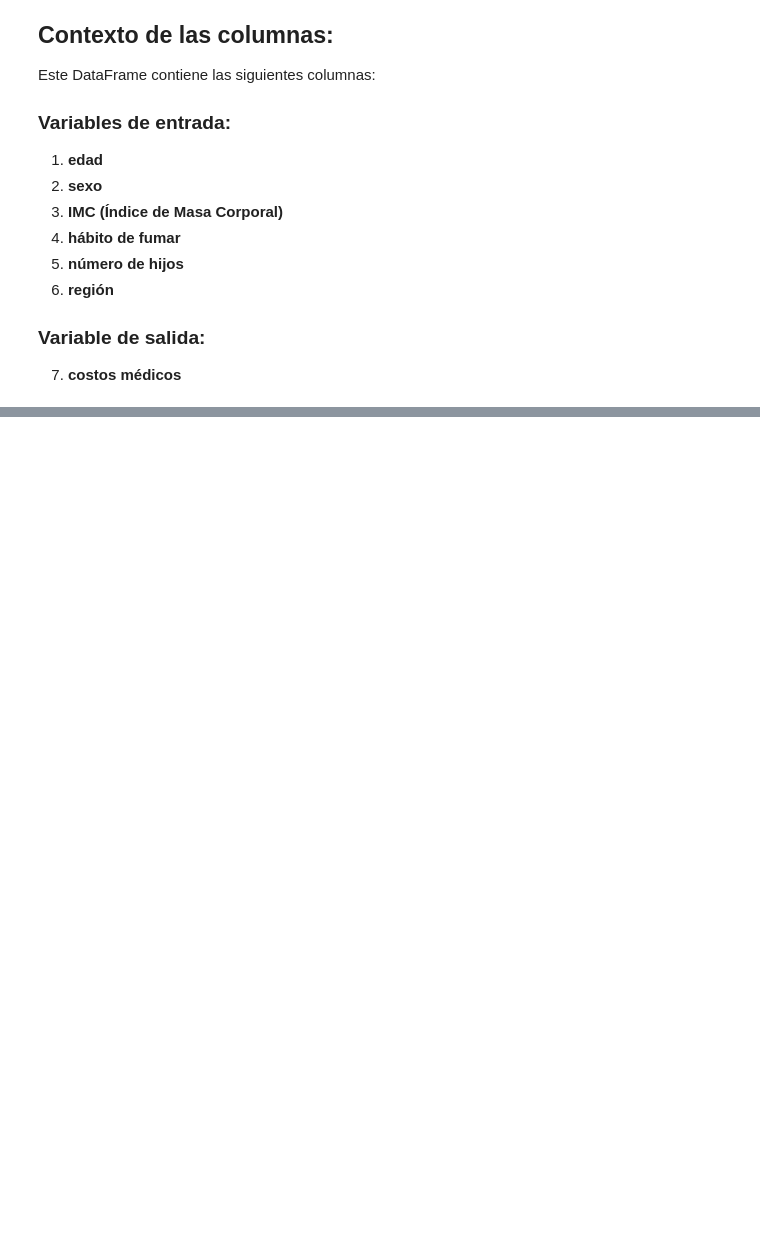
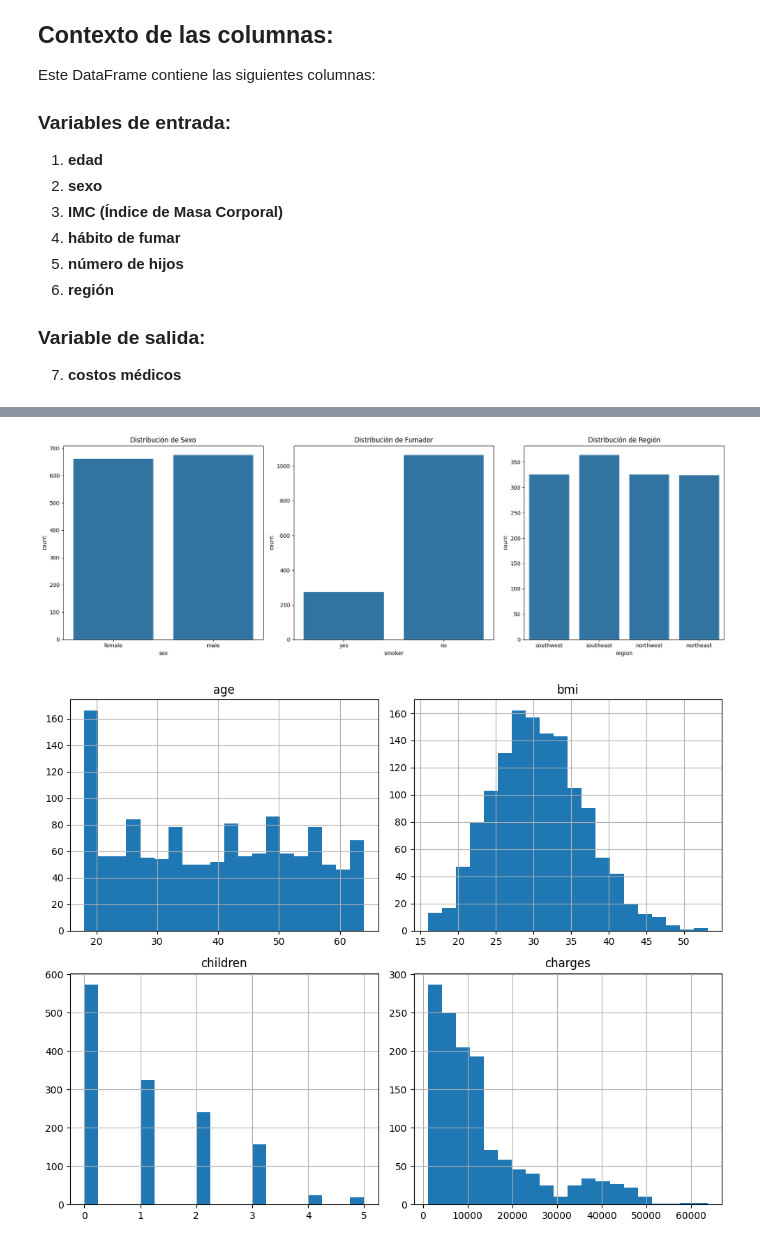
Before and after one commit to hadelmg/tareas_bootcamp_coding_dojo, a Jupyter notebook: mod_2_machine_learning/7_clasificacion_y_optimizacion_de_hiperp/7_clasificacion_y_optimizacion_de_hiperparametros.ipynb, the cells around one changed output, grey strips where cells are left out. Drawn from its saved outputs; the diff is of its cells as text; code cells hidden in the pictures; blank space fills up the shorter version.

```diff
--- a/mod_2_machine_learning/7_clasificacion_y_optimizacion_de_hiperp/7_clasificacion_y_optimizacion_de_hiperparametros.ipynb
+++ b/mod_2_machine_learning/7_clasificacion_y_optimizacion_de_hiperp/7_clasificacion_y_optimizacion_de_hiperparametros.ipynb
@@ -65,0 +143,26 @@ Este DataFrame contiene las siguientes columnas:
+# %%
+# Gráfico de barras para las columnas categóricas
+fig, ax = plt.subplots(1, 3, figsize=(18, 6))
+
+# Sexo
+sns.countplot(data=df, x='sex', ax=ax[0])
+ax[0].set_title('Distribución de Sexo')
+
+# Fumador
+sns.countplot(data=df, x='smoker', ax=ax[1])
+ax[1].set_title('Distribución de Fumador')
+
+# Región
+sns.countplot(data=df, x='region', ax=ax[2])
+ax[2].set_title('Distribución de Región')
+
+plt.tight_layout()
+plt.show()
+
+# Histograma para las columnas numéricas
+df[['age', 'bmi', 'children', 'charges']].hist(bins=20, figsize=(10, 8))
+plt.tight_layout()
+plt.show()
+# %% [output]
+[figure, added]
+[figure, added]
```
Also changed, not shown: parts of 14 cells of this notebook.
